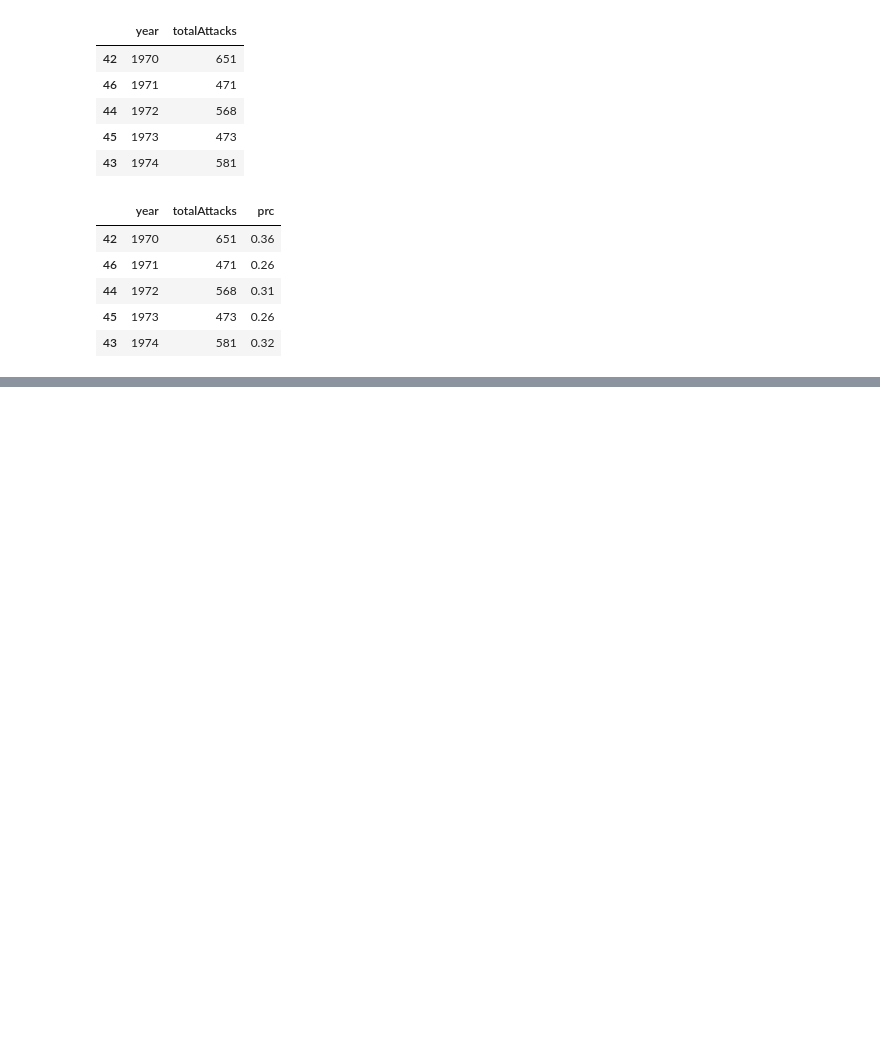
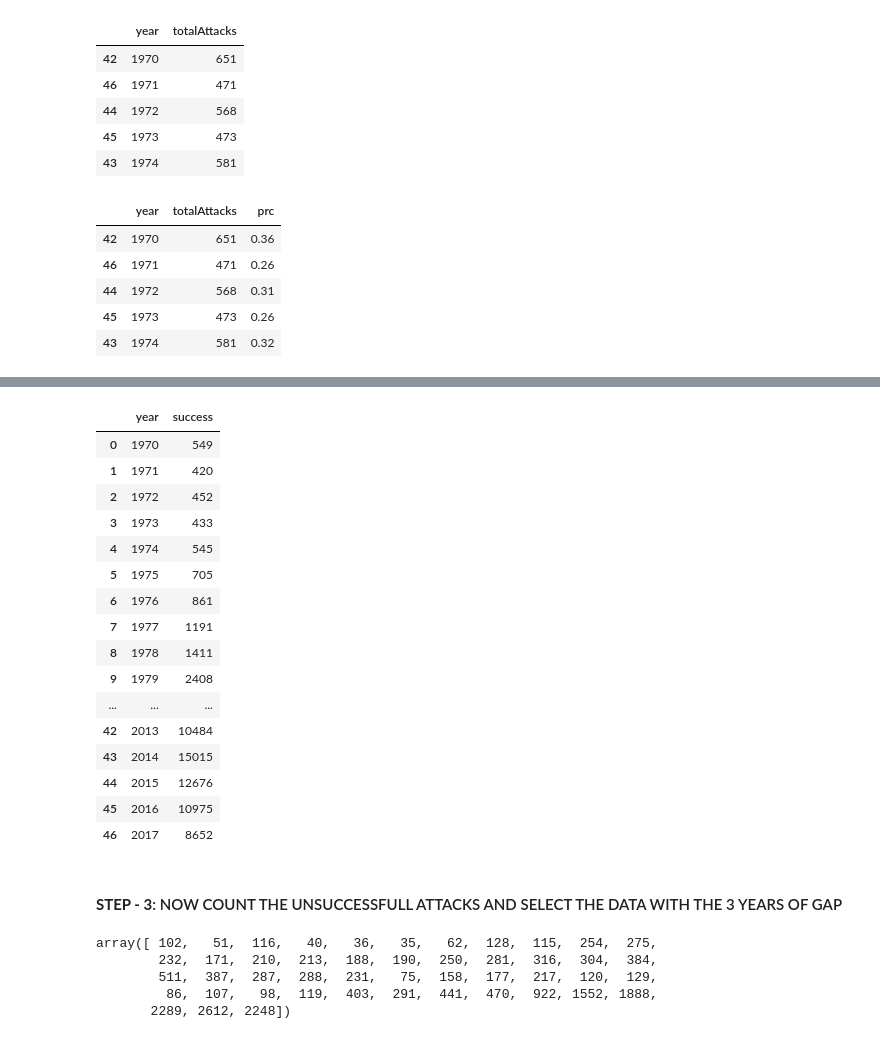
Before and after one commit to NEEL5252/Global-Data-Analysis, a Jupyter notebook: Analyzing_of_the_global_terrorism_dataset.ipynb, the cells around one changed output, grey strips where cells are left out. Cells and saved outputs as stored; diff of their text form; code cells hidden in the pictures; blank space fills up the shorter version.

```diff
--- a/Analyzing_of_the_global_terrorism_dataset.ipynb
+++ b/Analyzing_of_the_global_terrorism_dataset.ipynb
@@ -349,0 +391,24 @@ fig.show()
+# %%
+successfullAttacks.reset_index(drop=True, inplace=True)
+# %%
+successfullAttacks
+# %% [output]
+|  | year | success |
+| 0 | 1970 | 549 |
+| 1 | 1971 | 420 |
+| 2 | 1972 | 452 |
+| 3 | 1973 | 433 |
+| 4 | 1974 | 545 |
+| 5 | 1975 | 705 |
+| 6 | 1976 | 861 |
+| 7 | 1977 | 1191 |
+| 8 | 1978 | 1411 |
+| 9 | 1979 | 2408 |
+| ... | ... | ... |
+| 42 | 2013 | 10484 |
+| 43 | 2014 | 15015 |
+| 44 | 2015 | 12676 |
+| 45 | 2016 | 10975 |
+| 46 | 2017 | 8652 |
+# %% [markdown]
+#### **STEP - 3**: NOW COUNT THE UNSUCCESSFULL ATTACKS AND SELECT THE DATA WITH THE 3 YEARS OF GAP
@@ -349,0 +423,8 @@ fig.show()
+# %%
+unsuccessArray
+# %% [output]
+array([ 102,   51,  116,   40,   36,   35,   62,  128,  115,  254,  275,
+        232,  171,  210,  213,  188,  190,  250,  281,  316,  304,  384,
+        511,  387,  287,  288,  231,   75,  158,  177,  217,  120,  129,
+         86,  107,   98,  119,  403,  291,  441,  470,  922, 1552, 1888,
+       2289, 2612, 2248])
```
Also changed, not shown: parts of 22 cells of this notebook.
